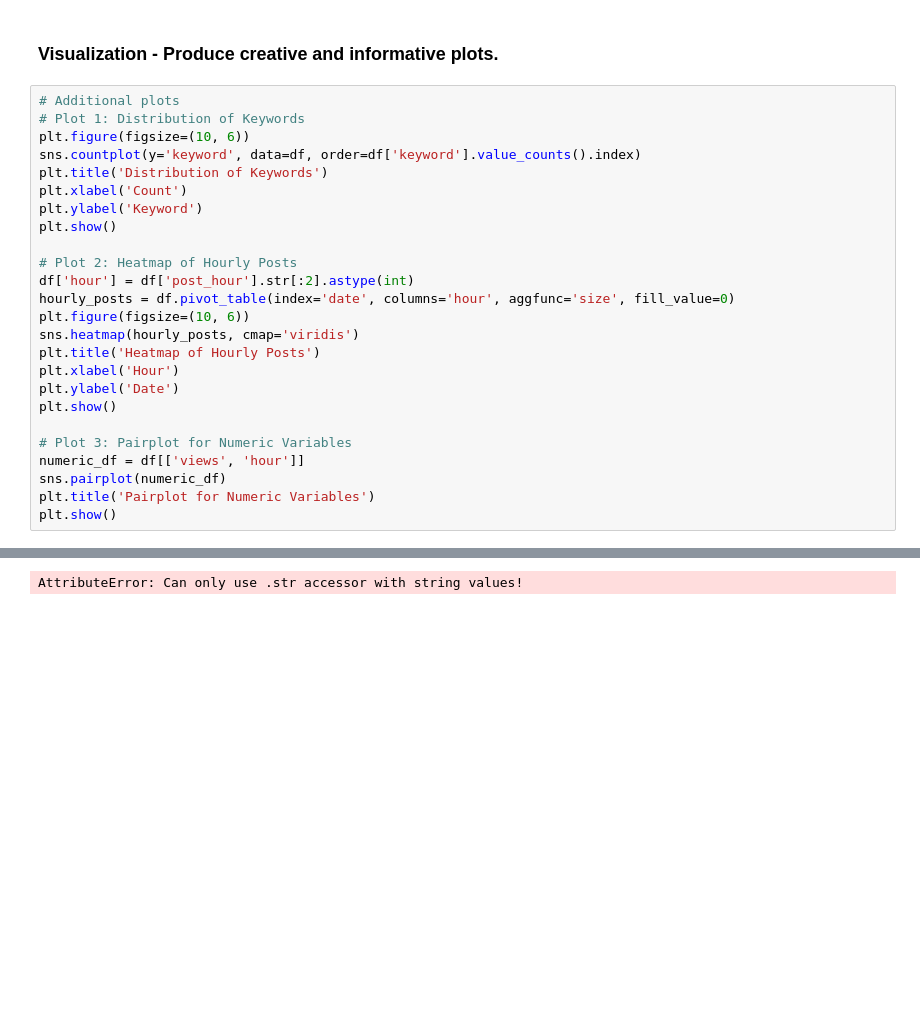
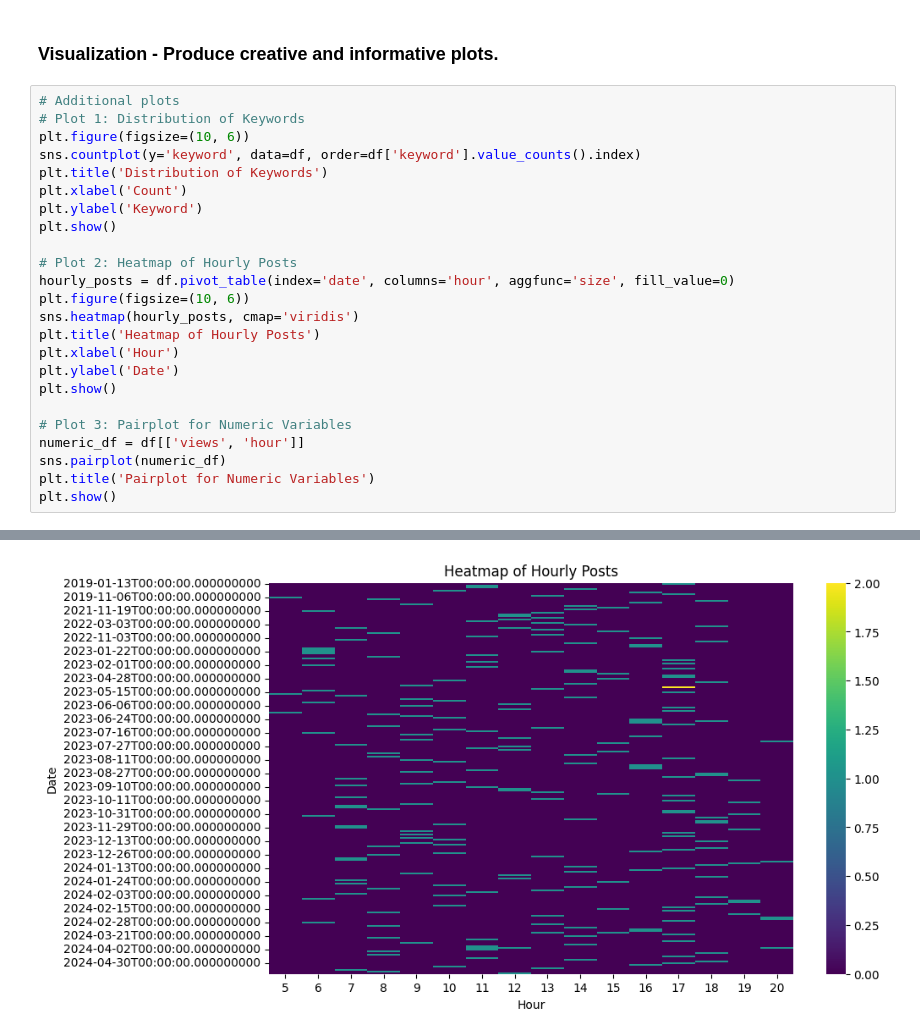
Before and after one commit to matidesalegn/Marketing-Analytics, a Jupyter notebook: notebooks/EDA.ipynb, the cells around one changed output, grey strips where cells are left out. Saved outputs shown, nothing was run; the diff lists cells and outputs as text; blank space fills up the shorter version.

```diff
--- a/notebooks/EDA.ipynb
+++ b/notebooks/EDA.ipynb
@@ -301,28 +337,27 @@ plt.show()
 # %%
 # Additional plots
 # Plot 1: Distribution of Keywords
 plt.figure(figsize=(10, 6))
 sns.countplot(y='keyword', data=df, order=df['keyword'].value_counts().index)
 plt.title('Distribution of Keywords')
 plt.xlabel('Count')
 plt.ylabel('Keyword')
 plt.show()
 
 # Plot 2: Heatmap of Hourly Posts
-df['hour'] = df['post_hour'].str[:2].astype(int)
 hourly_posts = df.pivot_table(index='date', columns='hour', aggfunc='size', fill_value=0)
 plt.figure(figsize=(10, 6))
 sns.heatmap(hourly_posts, cmap='viridis')
 plt.title('Heatmap of Hourly Posts')
 plt.xlabel('Hour')
 plt.ylabel('Date')
 plt.show()
 
 # Plot 3: Pairplot for Numeric Variables
 numeric_df = df[['views', 'hour']]
 sns.pairplot(numeric_df)
 plt.title('Pairplot for Numeric Variables')
 plt.show()
 # %% [output]
 [figure]
-AttributeError: Can only use .str accessor with string values!
+[figure, added]
```
Also changed, not shown: parts of 9 cells of this notebook.
